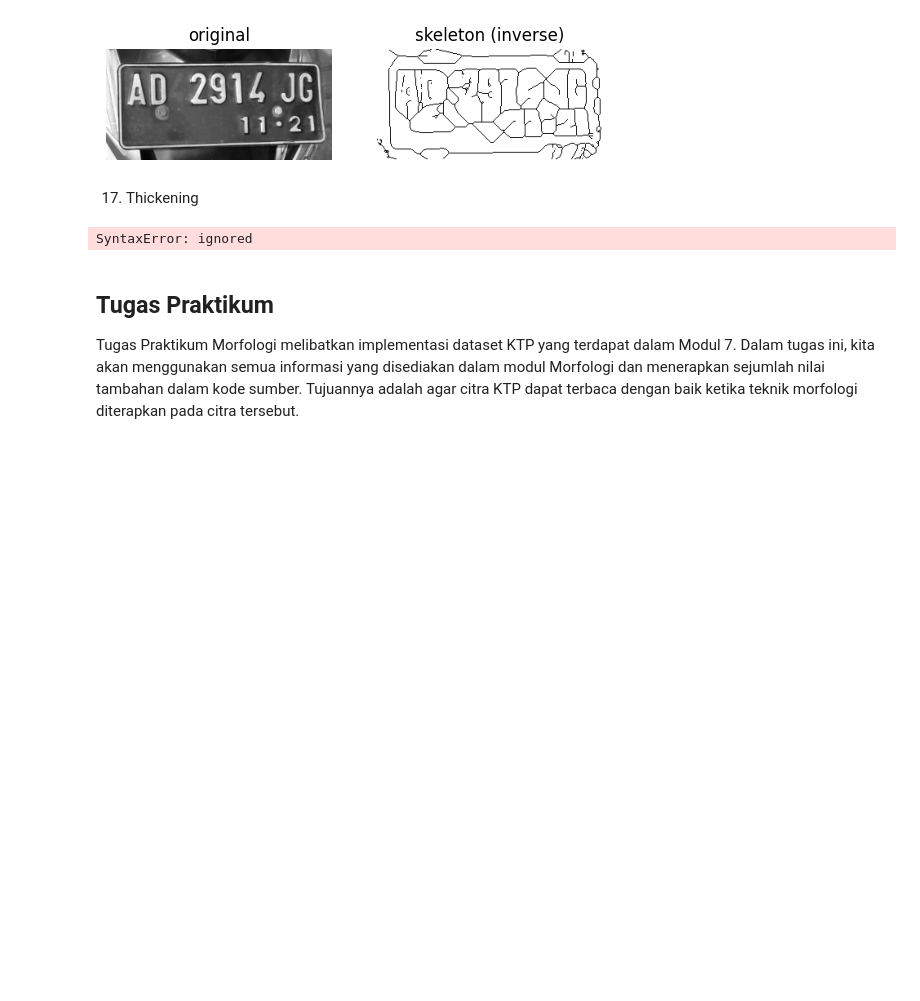
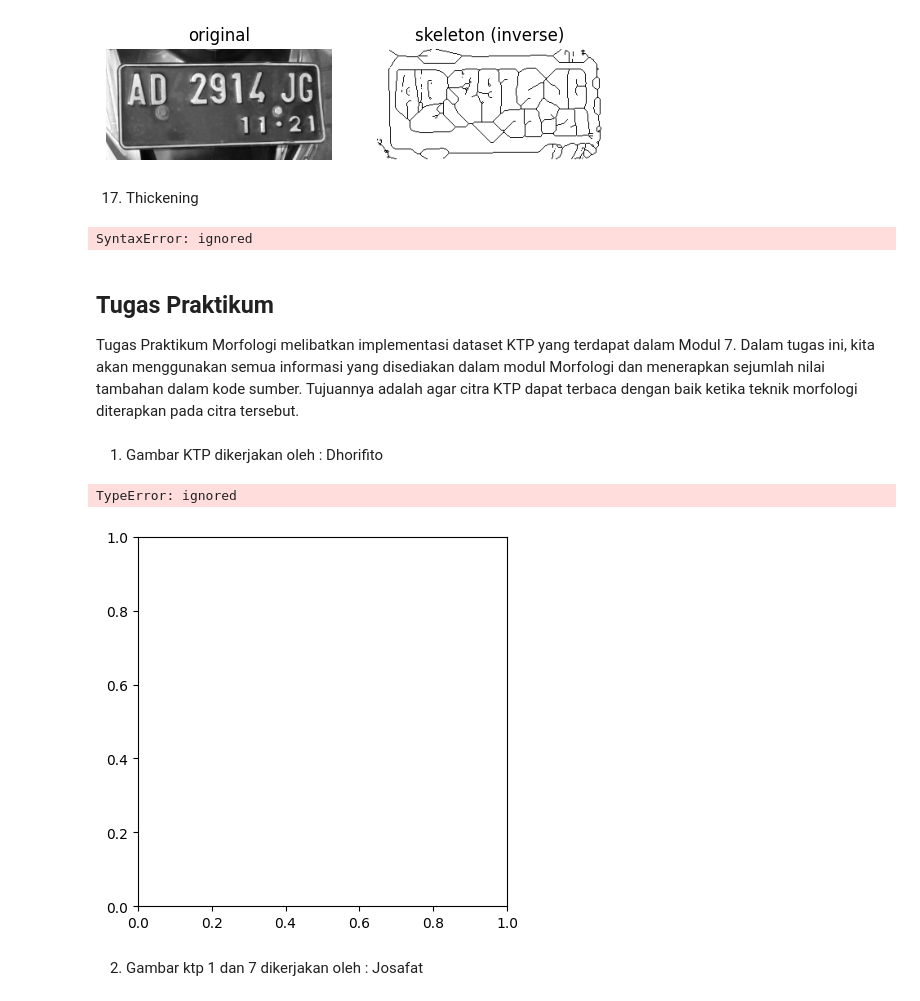
Before and after one commit to Novita20/PCVK_GANJIL_2023, a Jupyter notebook: Week8.ipynb, the cells around one changed output. Saved outputs shown, nothing was run; the diff lists cells and outputs as text; code cells hidden in the pictures; blank space fills up the shorter version.

```diff
--- a/Week8.ipynb
+++ b/Week8.ipynb
@@ -525,3 +543,32 @@ Modul 7. Dalam tugas ini, kita akan menggunakan semua informasi yang disediakan
 modul Morfologi dan menerapkan sejumlah nilai tambahan dalam kode sumber. Tujuannya
 adalah agar citra KTP dapat terbaca dengan baik ketika teknik morfologi diterapkan pada citra
 tersebut.
+# %% [markdown]
+1. Gambar KTP dikerjakan oleh : Dhorifito
+# %%
+import cv2
+import numpy as np
+import matplotlib.pyplot as plt
+
+# Load the image
+img = cv2.imread('/content/drive/MyDrive/PCVK/Images/dataset/ktp/Salinan ktp.png')
+plt.imshow(img, cmap='gray')
+plt.axis('off')
+plt.show()
+
+kernel = np.ones((1, 3), np.uint8)
+erosion = cv2.erode(img, kernel, iterations=1)
+
+inverted_erosion = cv2.bitwise_not(erosion)
+
+plt.imshow(inverted_erosion, cmap='gray')
+plt.axis('off')
+plt.title('Hasil Menggunakan inverted')
+
+plt.tight_layout()
+plt.show()
+# %% [output]
+TypeError: ignored
+[figure, added]
+# %% [markdown]
+2. Gambar ktp 1 dan 7 dikerjakan oleh : Josafat
```
Also changed, not shown: parts of 10 cells of this notebook.
